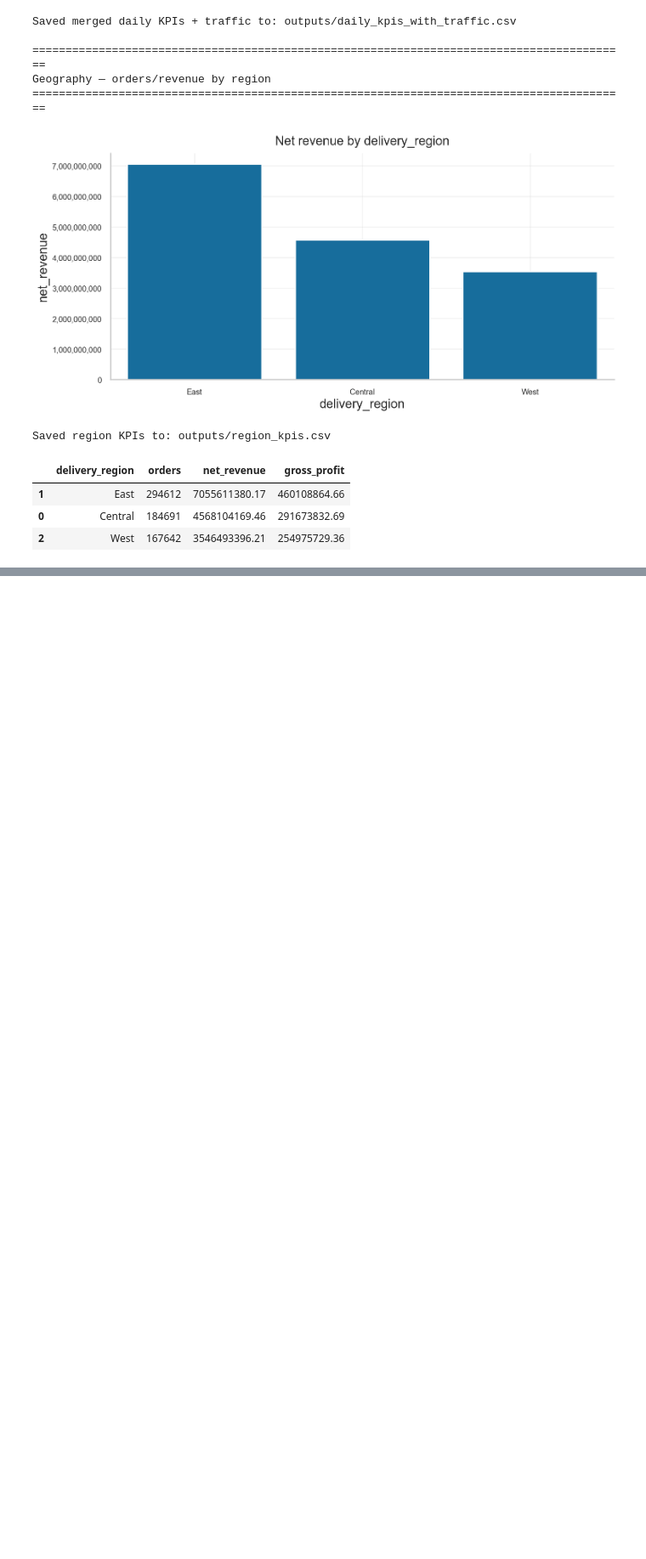
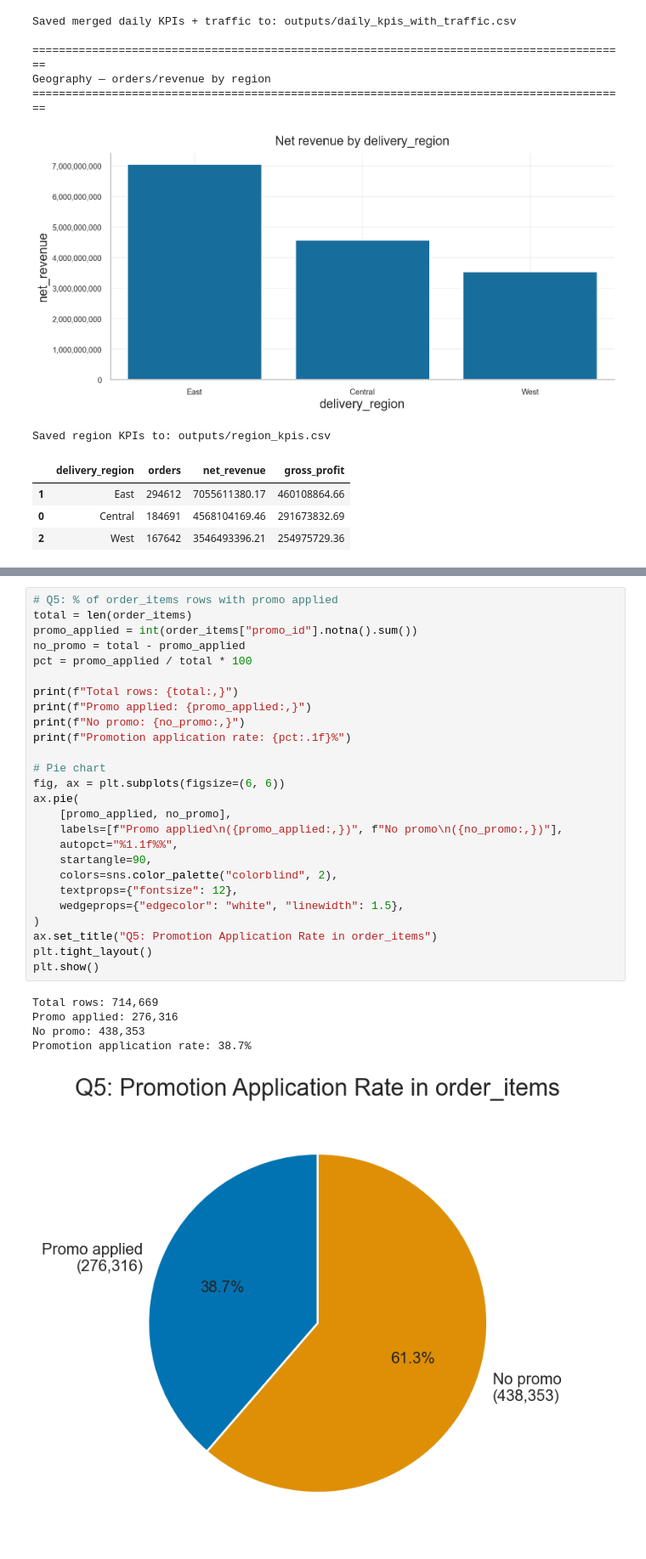
Before and after one commit to zintomvn/DATATHON-2026-VinUni, a Jupyter notebook: notebooks/01_eda_An.ipynb, the cells around one changed output, grey strips where cells are left out. Shown at 85% size. Drawn from its saved outputs; the diff is of its cells as text; blank space fills up the shorter version.

```diff
--- a/notebooks/01_eda_An.ipynb
+++ b/notebooks/01_eda_An.ipynb
@@ -1900,0 +1999,32 @@ Saved region KPIs to: outputs/region_kpis.csv
+# %%
+# Q5: % of order_items rows with promo applied
+total = len(order_items)
+promo_applied = int(order_items["promo_id"].notna().sum())
+no_promo = total - promo_applied
+pct = promo_applied / total * 100
+
+print(f"Total rows: {total:,}")
+print(f"Promo applied: {promo_applied:,}")
+print(f"No promo: {no_promo:,}")
+print(f"Promotion application rate: {pct:.1f}%")
+
+# Pie chart
+fig, ax = plt.subplots(figsize=(6, 6))
+ax.pie(
+    [promo_applied, no_promo],
+    labels=[f"Promo applied\n({promo_applied:,})", f"No promo\n({no_promo:,})"],
+    autopct="%1.1f%%",
+    startangle=90,
+    colors=sns.color_palette("colorblind", 2),
+    textprops={"fontsize": 12},
+    wedgeprops={"edgecolor": "white", "linewidth": 1.5},
+)
+ax.set_title("Q5: Promotion Application Rate in order_items")
+plt.tight_layout()
+plt.show()
+# %% [output]
+Total rows: 714,669
+Promo applied: 276,316
+No promo: 438,353
+Promotion application rate: 38.7%
+[figure, added]
```
Also changed, not shown: parts of 12 cells of this notebook, 2 other files.
